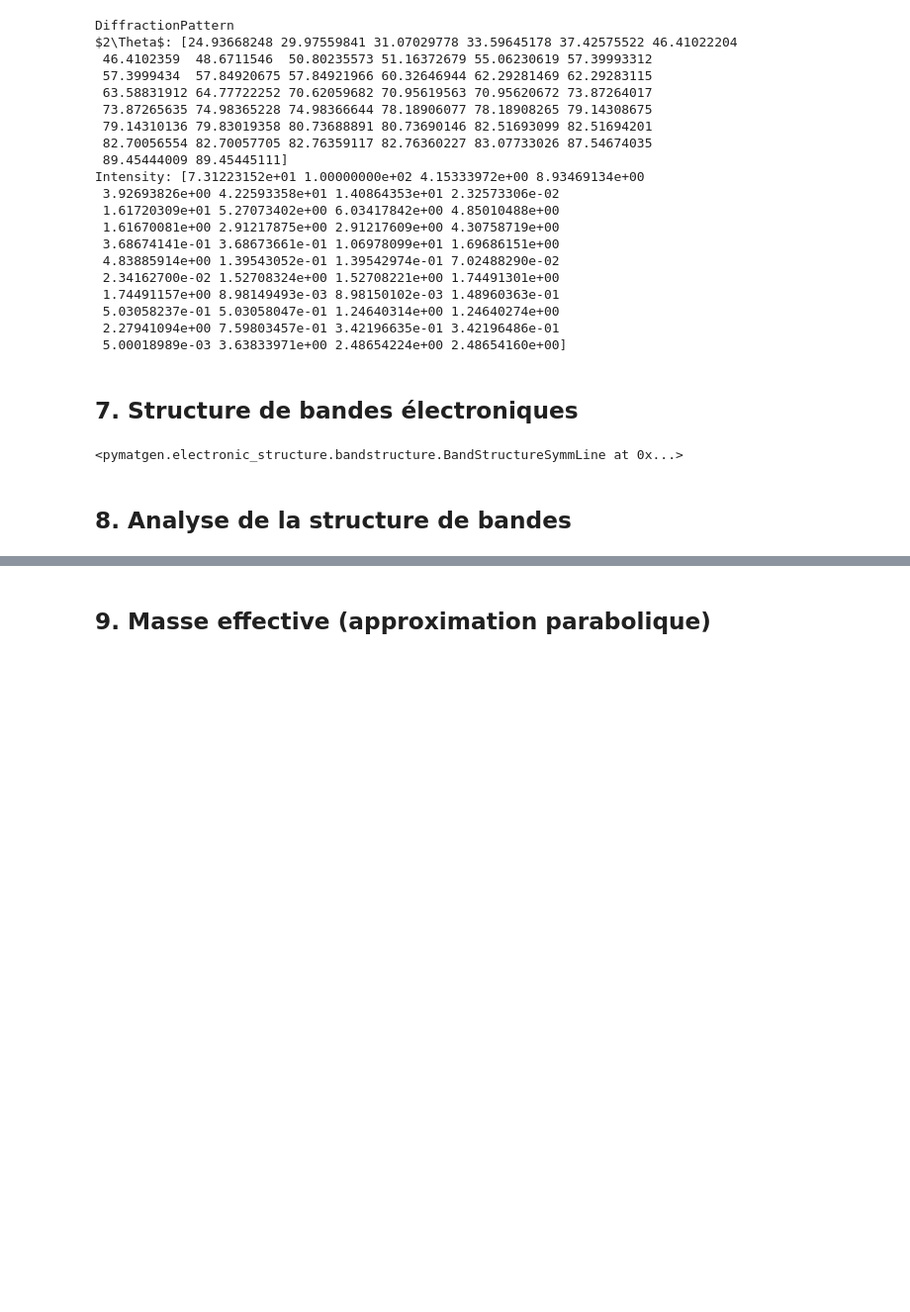
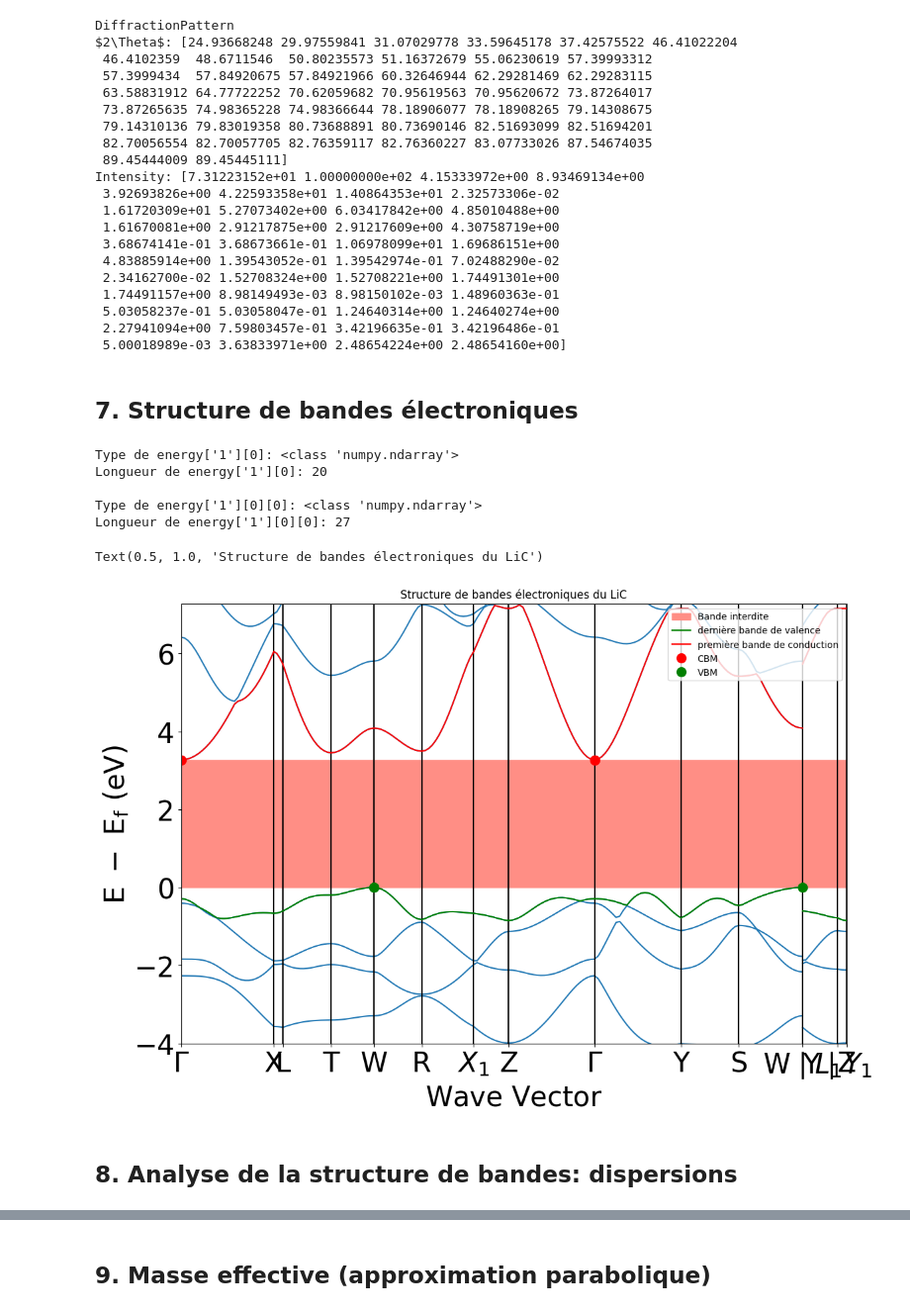
Before and after one commit to yousyou/Projet-LMAPR1492, a Jupyter notebook: notebook_materiaux.ipynb, the cells around one changed output, grey strips where cells are left out. Shown at 99% size. Drawn from its saved outputs; the diff is of its cells as text; code cells hidden in the pictures; blank space fills up the shorter version.

Commit message:
bande electronique

```diff
--- a/notebook_materiaux.ipynb
+++ b/notebook_materiaux.ipynb
@@ -198,11 +198,74 @@ Intensity: [7.31223152e+01 1.00000000e+02 4.15333972e+00 8.93469134e+00
 ## 7. Structure de bandes électroniques
 # %%
 # Télécharger la structure de bandes
-band_structure = mpr.get_bandstructure_by_material_id(material_id)
+from mp_api.client import MPRester
+from pymatgen.io.cif import CifWriter
+from matplotlib import pyplot as plt
+from tabulate import tabulate
+from pymatgen.electronic_structure import bandstructure
+from pymatgen.electronic_structure import plotter
+import numpy as np
 
-band_structure
+m = MPRester("PXBFSqNjWuCbMDn152B5RsMt61dfXOLI")
+bandstructure = m.get_bandstructure_by_material_id("mp-1378")
-# %% [output]
-<pymatgen.electronic_structure.bandstructure.BandStructureSymmLine at 0x...>
+# %%
+#initialisation des données et variables utiles par la suite
+plot = plotter.BSPlotter(bandstructure)
+# crée un dictionnaire qui contient ce que je veux
+data = plot.bs_plot_data()
+zero_energy = data.get('zero_energy')
+distance = data.get('ticks').get('distance')
+labels = data.get('ticks').get('label')
+distances = data.get('distances')
+energy = data.get('energy')
+bandgap = bandstructure.get_band_gap()
+vbmData = bandstructure.get_vbm()
+cbmData = bandstructure.get_cbm()
+# %%
+#plot de la structure de bandes
+
+# on remarque que les énergies sont données par rapport à l'énergie de Fermi, d'où le zéro à 0 eV.
+# Cela explique aussi pourquoi CBM et VBM sont à des valeurs différentes de sur le graphe ,
+# alors qu'elles sont à des énergies positives et négatives respectivement par rapport à l'énergie de Fermi.
+# energy est donc : {'1': [segment0, segment1, ..., segment12]}
+# Chaque segment est lui-même une liste ou un array
+
+print("Type de energy['1'][0]:", type(energy['1'][0]))
+print("Longueur de energy['1'][0]:", len(energy['1'][0]))
+print()
+print("Type de energy['1'][0][0]:", type(energy['1'][0][0]))
+print("Longueur de energy['1'][0][0]:", len(energy['1'][0][0]))
+vbm_idx = list(vbmData.get('band_index').values())[0][0]
+cbm_idx = list(cbmData.get('band_index').values())[0][0]
+
+plot.get_plot()
+plt.fill_between(np.linspace(distance[0],distance[-1],500),
+                 0, bandgap.get('energy'), color="#FF8E85", label = "Bande interdite")
+#plot la derniere bande de valence en vert et la premiere bande de conduction en rouge
+for i in range(len(distances)):
+    plt.plot(distances[i], energy['1'][i][vbm_idx], 'g', label = "dernière bande de valence" if i == 0 else "")
+    plt.plot(distances[i], energy['1'][i][cbm_idx], 'r', label = "première bande de conduction" if i == 0 else "")
+#plot les points du VBM en vert et du CBM en rouge
+cbms = data.get('cbm')
+for i in range(len(cbms)):
+    (a, b) = cbms[i]
+    plt.plot(a, b, 'or', markersize=10, label = "CBM" if i == 0 else "")
+
+vbms = data.get('vbm')
+for i in range(len(vbms)):
+    (a, b) = vbms[i]
+    plt.plot(a, b, 'og', markersize=10, label = "VBM" if i == 0 else "")
+#legende
+plt.legend(loc = "upper right")
+plt.title("Structure de bandes électroniques du LiC")
+# %% [output]
+Type de energy['1'][0]: <class 'numpy.ndarray'>
+Longueur de energy['1'][0]: 20
+
+Type de energy['1'][0][0]: <class 'numpy.ndarray'>
+Longueur de energy['1'][0][0]: 27
+Text(0.5, 1.0, 'Structure de bandes électroniques du LiC')
+[figure, added]
 # %% [markdown]
-## 8. Analyse de la structure de bandes
+## 8. Analyse de la structure de bandes: dispersions
 # %%
```
Also changed, not shown: parts of 4 cells of this notebook.
